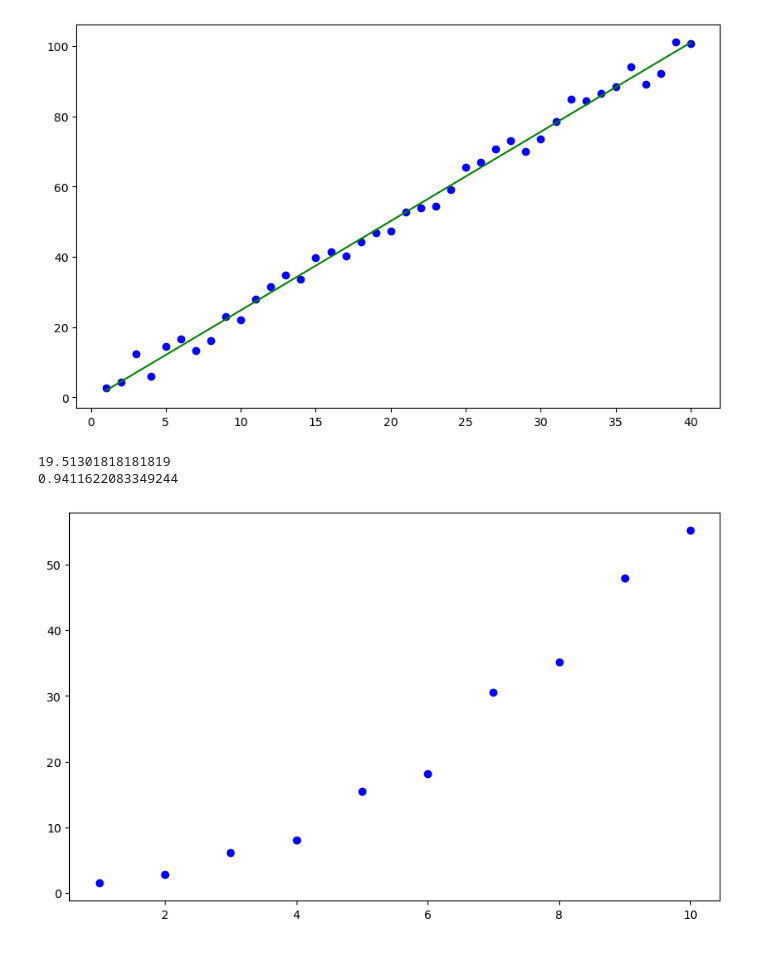
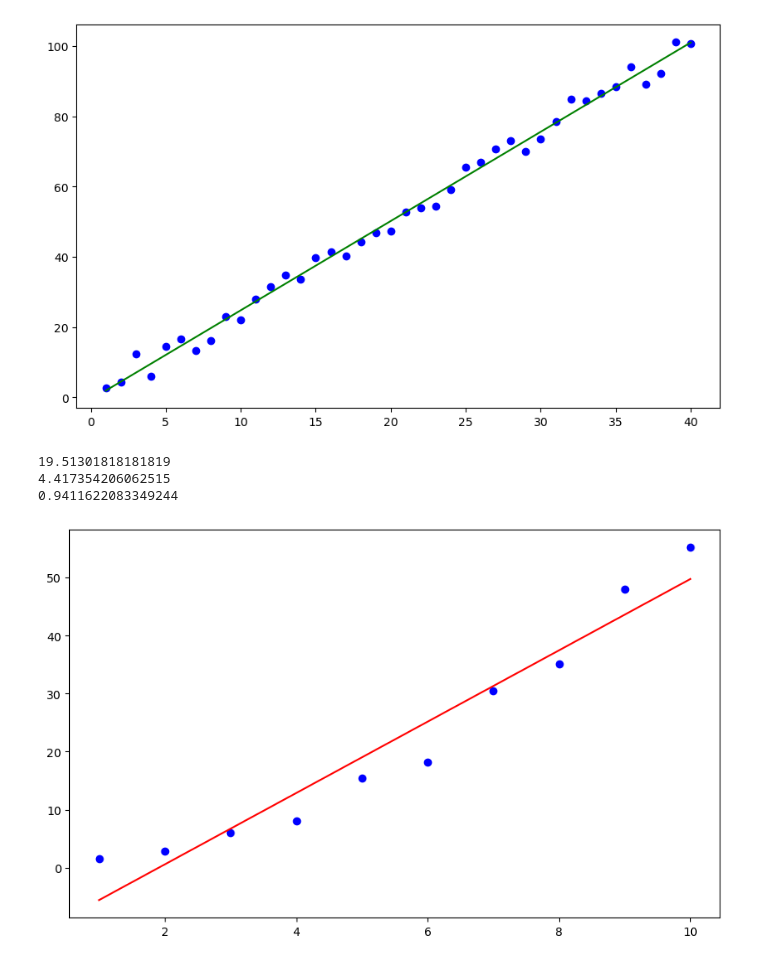
Before and after one commit to vizcardo1199/python-statitics, a Jupyter notebook: MODULO-2/Sesion 15.ipynb, the cells around one changed output. Drawn from its saved outputs; the diff is of its cells as text; code cells hidden in the pictures.

```diff
--- a/MODULO-2/Sesion 15.ipynb
+++ b/MODULO-2/Sesion 15.ipynb
@@ -167,34 +173,38 @@ plt.show()
 # %%
 import numpy as np
 import matplotlib.pyplot as plt
 from sklearn.linear_model import LinearRegression
 from sklearn.metrics import mean_squared_error, r2_score
 
 # Pesos (en kg) y precios (en USD) con una relación no lineal
 peso = np.array([1, 2, 3, 4, 5, 6, 7, 8, 9, 10]).reshape(-1, 1)  # Variable independiente
 precio = np.array([1.5, 2.8, 6.1, 8.0, 15.5, 18.2, 30.5, 35.1, 48.0, 55.2]).reshape(-1, 1)
 
 modelo = LinearRegression()
 modelo.fit(peso,precio)
 
 precio_predic = modelo.predict(peso)
 
 #evaluar el modelo
 mse_lineal = mean_squared_error(precio , precio_predic)
+rmse = mean_squared_error(precio , precio_predic ,squared = False) # este resultado sale en las mismas unidades de
+#la variable dependiente
 r2_lineal = r2_score(precio , precio_predic)
 print(mse_lineal)
+print(rmse)
 print(r2_lineal)
 
 #Grafico
 plt.figure(figsize=(10,6))
 plt.scatter(peso, precio, color = 'blue')
-plt.plot(peso , precio , color )
+plt.plot(peso , precio_predic , color ='red')
 #plt.plot(X , y_predic , color = 'green')
 plt.show()
 # %% [output]
 19.51301818181819
+4.417354206062515
 0.9411622083349244
-[figure, old version]
+[figure, new version]
 # %%
 Tamaño (m²)	Habitaciones	Precio (USD)
 50	           2	         200,000
```
Also changed, not shown: parts of 1 cell of this notebook.
